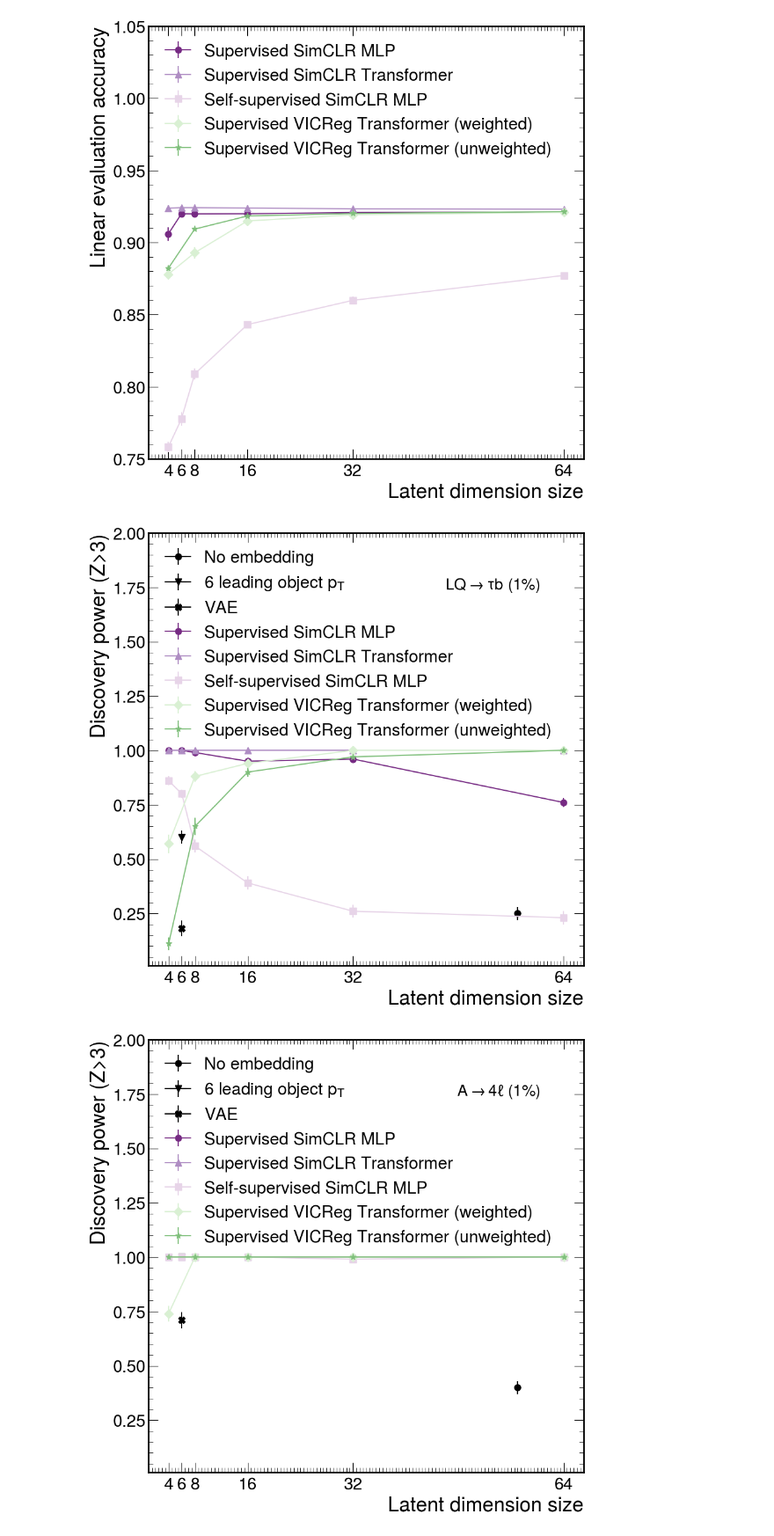
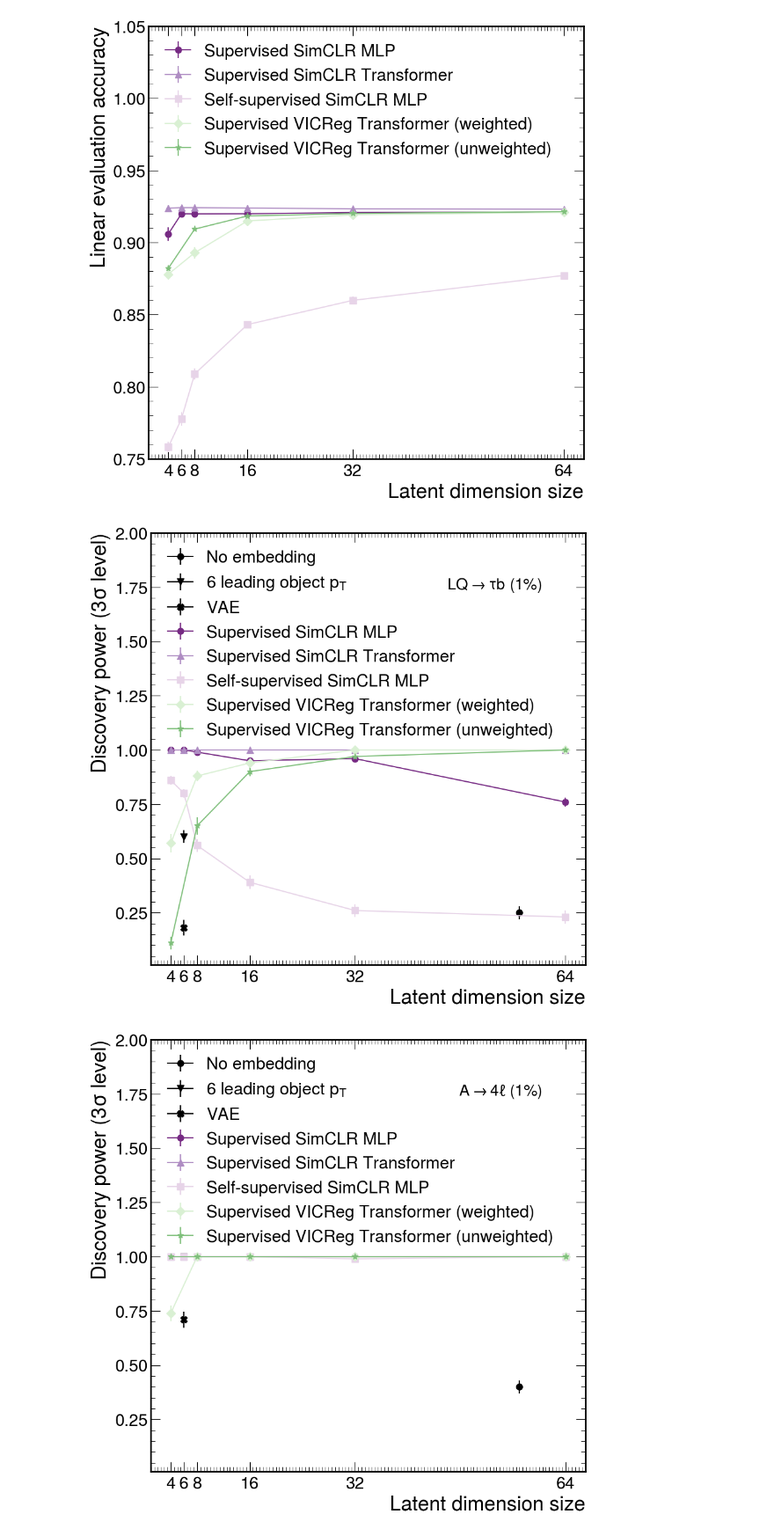
Before and after one commit to katyagovorkova/cl-orca, a Jupyter notebook: paper/scripts/accuracy_plots.ipynb, the cells around one changed output. Shown at 88% size. Drawn from its saved outputs; the diff is of its cells as text; code cells hidden in the pictures.

```diff
--- a/paper/scripts/accuracy_plots.ipynb
+++ b/paper/scripts/accuracy_plots.ipynb
@@ -64,33 +64,33 @@ sig = 0
 inj = 2
 
 for sig in range(0,4):
     # for inj in range(0,3):
 
         fig, ax = plt.subplots()
         plt.errorbar(57, p1["pvals"][0, sig, inj, 0], p1["pvals"][0, sig, inj, 1], p1["pvals"][0, sig, inj, 2], c='black',marker='o',markersize=8, label='No embedding')
         plt.errorbar(6,  p2["pvals"][0, sig, inj, 0], p2["pvals"][0, sig, inj, 1], p2["pvals"][0, sig, inj, 2], c='black',marker='v',markersize=8, label='6 leading object $p_T$')
         plt.errorbar(6,  p6["pvals"][:, sig, inj, 0], p6["pvals"][:, sig, inj, 1], p6["pvals"][:, sig, inj, 2], c='black',marker='X',markersize=8, label='VAE')
         plt.errorbar(p3["embedding"], p3["pvals"][:, sig, inj, 0], p3["pvals"][:, sig, inj, 1], p3["pvals"][:, sig, inj, 2], c=colors[0],marker=markers[0],markersize=8, label='Supervised SimCLR MLP')
         plt.errorbar(p4["embedding"], p4["pvals"][:, sig, inj, 0], p4["pvals"][:, sig, inj, 1], p4["pvals"][:, sig, inj, 2], c=colors[1],marker=markers[1],markersize=8, label='Supervised SimCLR Transformer')
         plt.errorbar(p5["embedding"], p5["pvals"][:, sig, inj, 0], p5["pvals"][:, sig, inj, 1], p5["pvals"][:, sig, inj, 2], c=colors[2],marker=markers[2],markersize=8, label='Self-supervised SimCLR MLP')
         plt.errorbar(p7["embedding"], p7["pvals"][:, sig, inj, 0], np.abs(p7["pvals"][:, sig, inj, 1]), np.abs(p7["pvals"][:, sig, inj, 2]), c=colors[3],marker=markers[3],markersize=8, label='Supervised VICReg Transformer (weighted)')
         plt.errorbar(p8["embedding"], p8["pvals"][:, sig, inj, 0], np.abs(p8["pvals"][:, sig, inj, 1]), np.abs(p8["pvals"][:, sig, inj, 2]), c=colors[4],marker=markers[4],markersize=8, label='Supervised VICReg Transformer (unweighted)')
 
         plt.text(0.9, 0.9,
                 transform=ax.transAxes,  # Use relative coordinates
                 s=fr"{sig_dict[sig]} ({inj_dict[inj]}%)",
                 fontsize=20,
                 color="black",
                 ha="right", va="top"
                 )
         plt.ylim(0.01,2.0)
         plt.xlabel('Latent dimension size')
-        plt.ylabel('Discovery power (Z>3)')
+        plt.ylabel('Discovery power ($3\sigma$ level)')
         plt.xticks(l1["embedding"])
         # plt.semilogy()
         plt.legend(loc='upper left')
         plt.savefig(fr"../plots/pvals_sig{sig}_inj{inj}.pdf", format="pdf")
         plt.savefig(fr"../plots/pvals_sig{sig}_inj{inj}.png", format="png")
 # %% [output]
-[figure, old version]
+[figure, new version]
-[figure, old version]
+[figure, new version]
```
Also changed, not shown: parts of 3 cells of this notebook, 4 other files.
